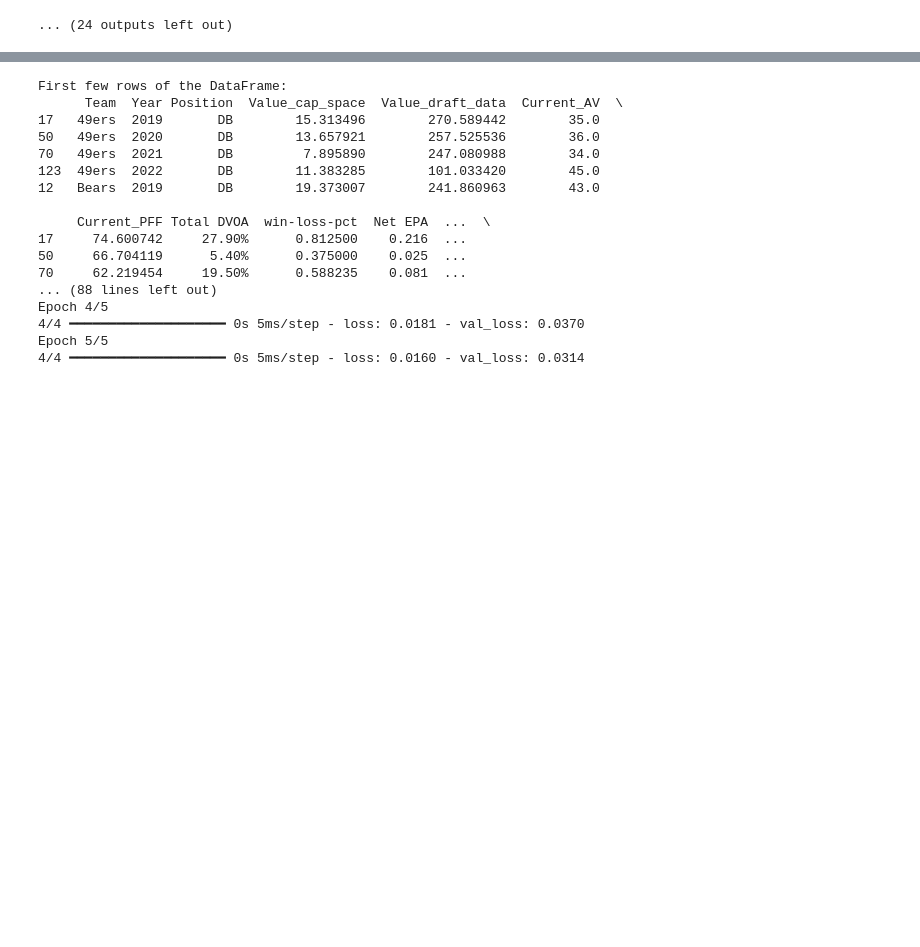
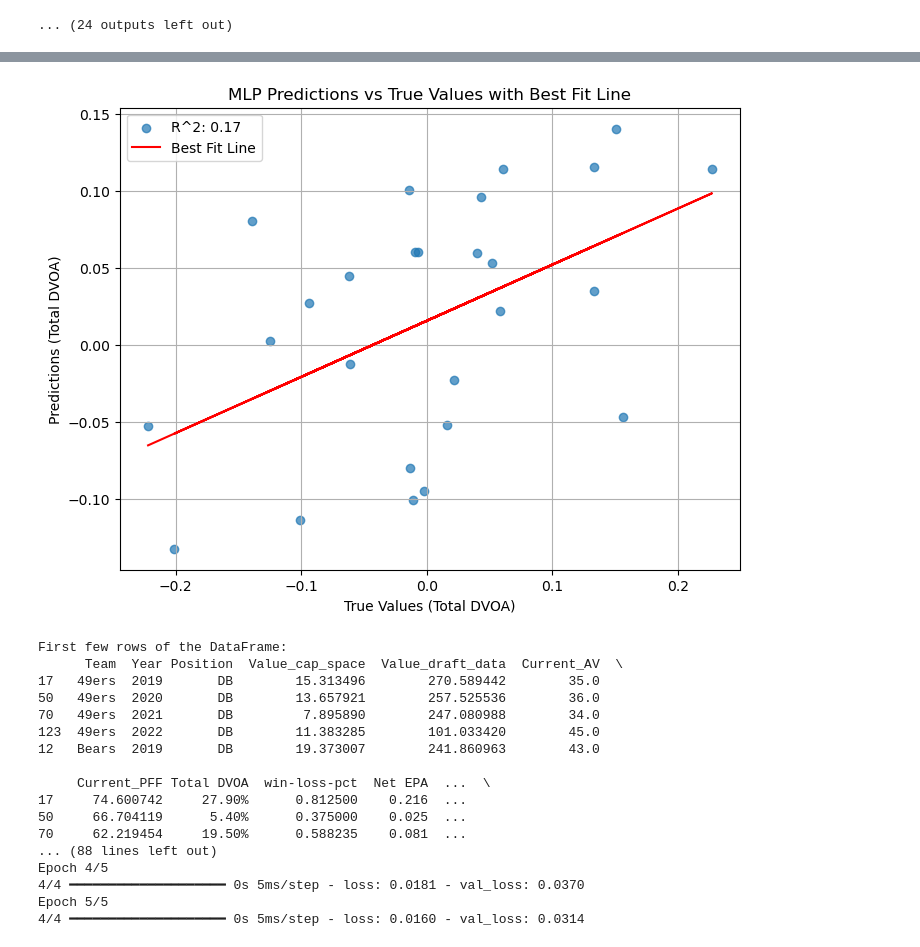
Before and after one commit to PranayN23/NFLResourceAnalysis, a Jupyter notebook: secondary_defense_predictions.ipynb, the cells around one changed output, grey strips where cells are left out. Cells and saved outputs as stored; diff of their text form; code cells hidden in the pictures; blank space fills up the shorter version.

```diff
--- a/secondary_defense_predictions.ipynb
+++ b/secondary_defense_predictions.ipynb
@@ -393,3 +465,73 @@ def train_and_evaluate(X, y, target_metric, epochs_list, batch_size=8):
         plt.ylabel(target_metric)
         plt.legend()
         plt.show()
+# %%
+import pandas as pd
+import numpy as np
+from sklearn.model_selection import train_test_split
+from sklearn.preprocessing import StandardScaler
+from sklearn.metrics import r2_score
+import tensorflow as tf
+import matplotlib.pyplot as plt
+
+# Load the dataset
+file_path = 'Combined_Secondary_Defense.csv'  # Replace with the correct path to your file
+data = pd.read_csv(file_path)
+
+# Preprocessing
+data['Total DVOA'] = data['Total DVOA'].str.rstrip('%').astype(float) / 100  # Convert percentages to decimals
+data = data.dropna(subset=['Current_PFF', 'Net EPA'])  # Drop rows with missing values
+
+# Add more features
+X = data[['Current_PFF']].values  # Example features
+y = data[['Net EPA']].values
+
+# Split the data into training and testing sets
+X_train, X_test, y_train, y_test = train_test_split(X, y, test_size=0.2, random_state=42)
+
+# Standardize the features
+scaler = StandardScaler()
+X_train_scaled = scaler.fit_transform(X_train)
+X_test_scaled = scaler.transform(X_test)
+
+# Build an enhanced MLP model
+model = tf.keras.Sequential([
+    tf.keras.layers.Dense(128, activation='relu', input_shape=(X_train_scaled.shape[1],)),
+    tf.keras.layers.Dropout(0.3),  # Add dropout for regularization
+    tf.keras.layers.Dense(64, activation='relu'),
+    tf.keras.layers.Dropout(0.2),
+    tf.keras.layers.Dense(32, activation='relu'),
+    tf.keras.layers.Dense(1)  # Single output for regression
+])
+
+model.compile(optimizer=tf.keras.optimizers.Adam(learning_rate=0.001),  # Lower learning rate
+              loss='mean_squared_error',
+              metrics=['mean_absolute_error'])
+
+# Train the model with early stopping
+early_stopping = tf.keras.callbacks.EarlyStopping(monitor='val_loss', patience=10, restore_best_weights=True)
+history = model.fit(X_train_scaled, y_train, epochs=100, batch_size=16,
+                    validation_split=0.2, callbacks=[early_stopping], verbose=0)
+
+# Predict on the test set
+y_pred = model.predict(X_test_scaled)
+
+# Compute R^2 score
+r2 = r2_score(y_test, y_pred)
+
+# Scatter plot with predictions vs true values
+plt.figure(figsize=(8, 6))
+plt.scatter(y_test, y_pred, alpha=0.7, label=f'R^2: {r2:.2f}')
+
+# Line of best fit
+m, b = np.polyfit(y_test.flatten(), y_pred.flatten(), 1)  # Linear fit
+plt.plot(y_test, m * y_test + b, color='red', label='Best Fit Line')
+
+# Plot formatting
+plt.xlabel('True Values (Total DVOA)')
+plt.ylabel('Predictions (Total DVOA)')
+plt.title('MLP Predictions vs True Values with Best Fit Line')
+plt.legend()
+plt.grid(True)
+plt.show()
+# %% [output]
@@ -396,3 +539,4 @@ def train_and_evaluate(X, y, target_metric, epochs_list, batch_size=8):
+[figure, added]
 # %%
 # Import necessary libraries
 import tensorflow as tf
```
Also changed, not shown: parts of 2 cells of this notebook.
